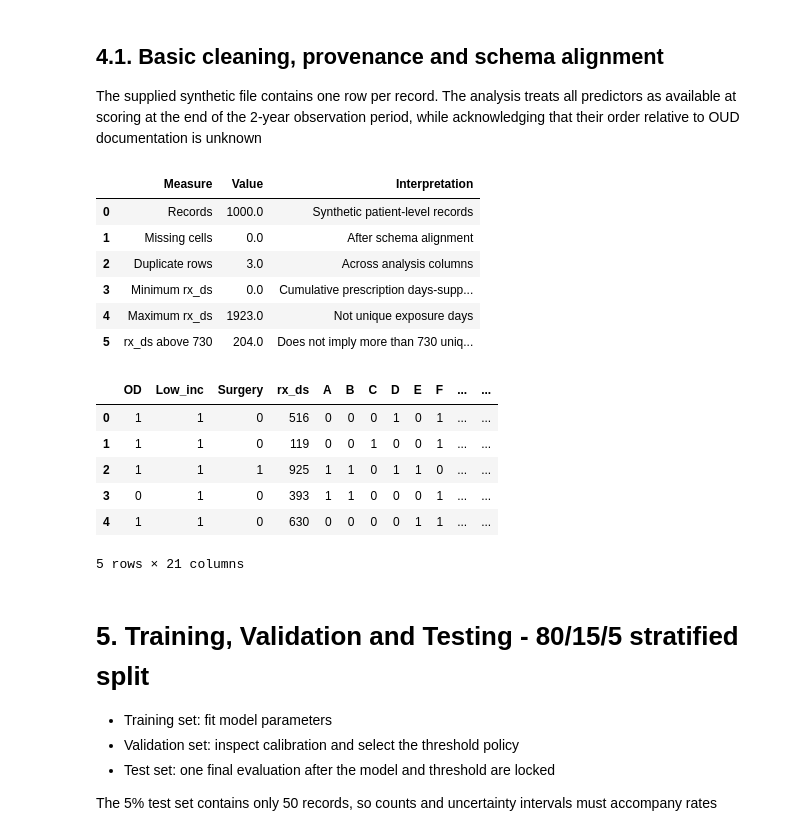
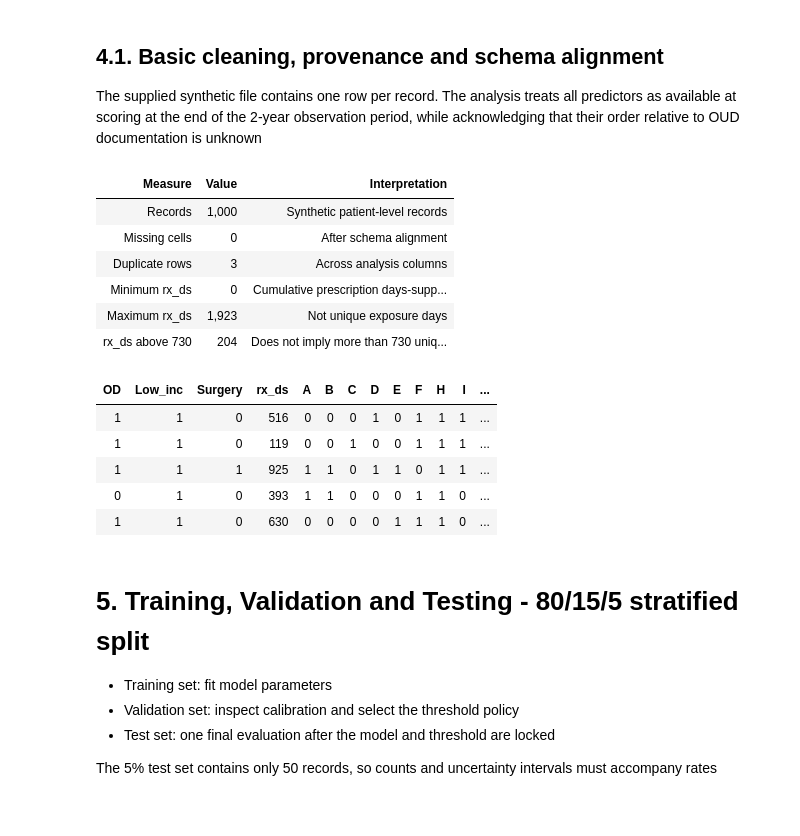
Before and after one commit to IE-ML-for-Healthcare/RAI_opioid_risk_prevention, a Jupyter notebook: ML4HL_OD_RAI_toolbox.ipynb, the cells around one changed output. Saved outputs shown, nothing was run; the diff lists cells and outputs as text; code cells hidden in the pictures.

```diff
--- a/ML4HL_OD_RAI_toolbox.ipynb
+++ b/ML4HL_OD_RAI_toolbox.ipynb
@@ -192,49 +194,56 @@ if missing:
 
 
 def to_binary(s: pd.Series) -> pd.Series:
     if s.dtype == "O":
         mapped = s.astype(str).str.strip().str.lower().map({
             "1": 1, "0": 0, "y": 1, "n": 0,
             "yes": 1, "no": 0, "true": 1, "false": 0
         })
         return pd.to_numeric(mapped, errors="coerce")
     return pd.to_numeric(s, errors="coerce")
 
 
 binary_candidates = [c for c in expected_cols if c != "rx_ds"]
 df[binary_candidates] = df[binary_candidates].apply(to_binary)
 df["rx_ds"] = pd.to_numeric(df["rx_ds"], errors="coerce")
 
 rx_over_730 = int((df["rx_ds"] > 730).sum())
 data_audit = pd.DataFrame({
     "Measure": ["Records", "Missing cells", "Duplicate rows", "Minimum rx_ds", "Maximum rx_ds", "rx_ds above 730"],
     "Value": [len(df), int(df.isna().sum().sum()), int(df.duplicated().sum()), float(df["rx_ds"].min()), float(df["rx_ds"].max()), rx_over_730],
     "Interpretation": [
         "Synthetic patient-level records",
         "After schema alignment",
         "Across analysis columns",
         "Cumulative prescription days-supply filled",
         "Not unique exposure days",
         "Does not imply more than 730 unique days exposed",
     ],
 })
-display(data_audit)
-df.head()
+display(
+    data_audit.style
+    .hide(axis="index")
+    .format({"Value": "{:,.0f}"})
+)
+
+display(
+    df.head().style
+    .hide(axis="index")
+)
 # %% [output]
-|  | Measure | Value | Interpretation |
-| 0 | Records | 1000.0 | Synthetic patient-level records |
-| 1 | Missing cells | 0.0 | After schema alignment |
-| 2 | Duplicate rows | 3.0 | Across analysis columns |
-| 3 | Minimum rx_ds | 0.0 | Cumulative prescription days-supp... |
-| 4 | Maximum rx_ds | 1923.0 | Not unique exposure days |
-| 5 | rx_ds above 730 | 204.0 | Does not imply more than 730 uniq... |
+| Measure | Value | Interpretation |
+| Records | 1,000 | Synthetic patient-level records |
+| Missing cells | 0 | After schema alignment |
+| Duplicate rows | 3 | Across analysis columns |
+| Minimum rx_ds | 0 | Cumulative prescription days-supp... |
+| Maximum rx_ds | 1,923 | Not unique exposure days |
+| rx_ds above 730 | 204 | Does not imply more than 730 uniq... |
-|  | OD | Low_inc | Surgery | rx_ds | A | B | C | D | E | F | ... | ... |
-| 0 | 1 | 1 | 0 | 516 | 0 | 0 | 0 | 1 | 0 | 1 | ... | ... |
-| 1 | 1 | 1 | 0 | 119 | 0 | 0 | 1 | 0 | 0 | 1 | ... | ... |
-| 2 | 1 | 1 | 1 | 925 | 1 | 1 | 0 | 1 | 1 | 0 | ... | ... |
-| 3 | 0 | 1 | 0 | 393 | 1 | 1 | 0 | 0 | 0 | 1 | ... | ... |
-| 4 | 1 | 1 | 0 | 630 | 0 | 0 | 0 | 0 | 1 | 1 | ... | ... |
+| OD | Low_inc | Surgery | rx_ds | A | B | C | D | E | F | H | I | ... |
+| 1 | 1 | 0 | 516 | 0 | 0 | 0 | 1 | 0 | 1 | 1 | 1 | ... |
+| 1 | 1 | 0 | 119 | 0 | 0 | 1 | 0 | 0 | 1 | 1 | 1 | ... |
+| 1 | 1 | 1 | 925 | 1 | 1 | 0 | 1 | 1 | 0 | 1 | 1 | ... |
+| 0 | 1 | 0 | 393 | 1 | 1 | 0 | 0 | 0 | 1 | 1 | 0 | ... |
+| 1 | 1 | 0 | 630 | 0 | 0 | 0 | 0 | 1 | 1 | 1 | 0 | ... |
-5 rows × 21 columns
 # %% [markdown]
 # 5. Training, Validation and Testing - 80/15/5 stratified split
 
```
Also changed, not shown: parts of 13 cells of this notebook.
